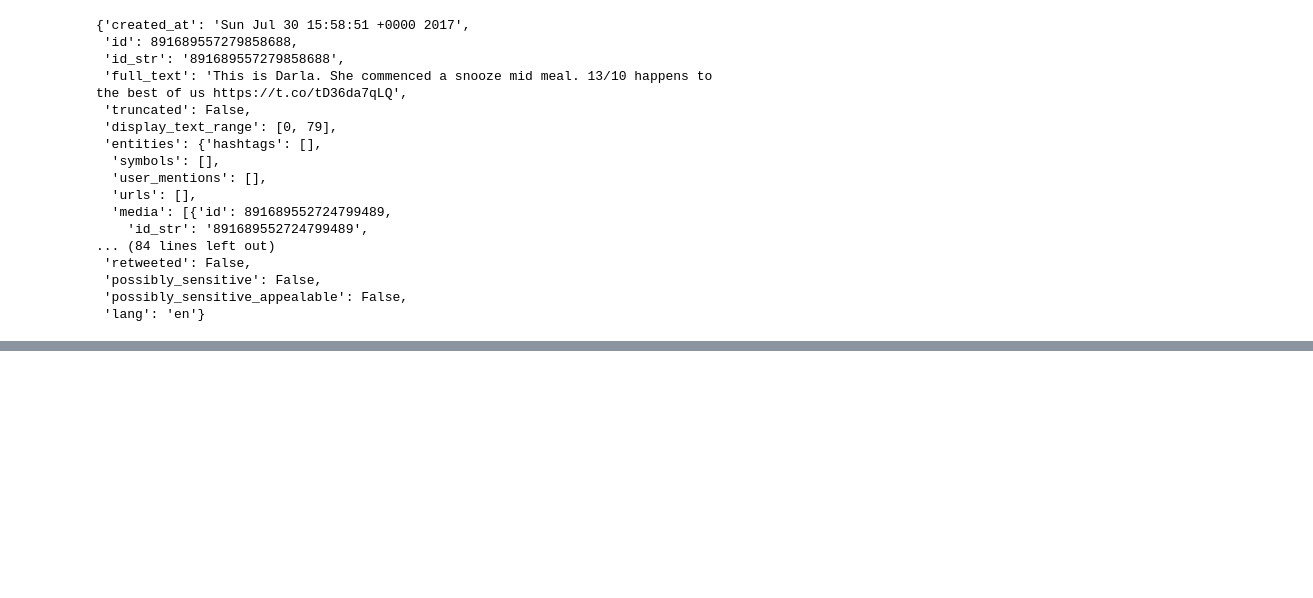
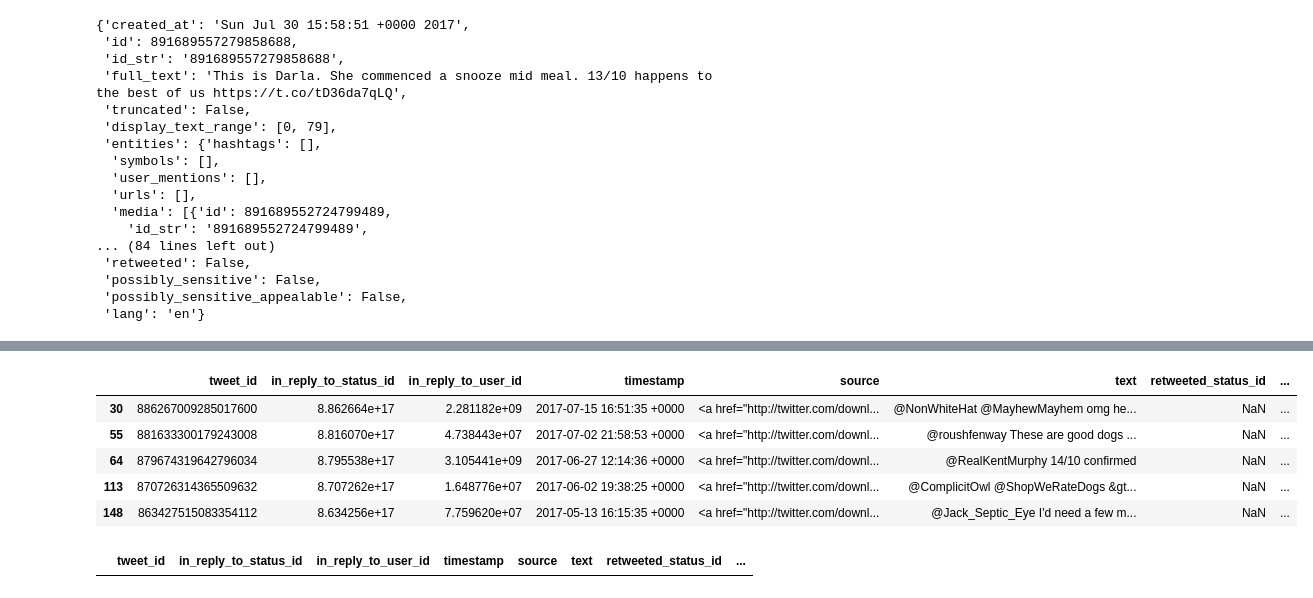
Before and after one commit to wessamalhallak/DataWrangling, a Jupyter notebook: wrangle_act.ipynb, the cells around one changed output, grey strips where cells are left out. Cells and saved outputs as stored; diff of their text form; code cells hidden in the pictures; blank space fills up the shorter version.

```diff
--- a/wrangle_act.ipynb
+++ b/wrangle_act.ipynb
@@ -271,0 +264,13 @@ df_api.head()
+# %%
+df_csv[df_csv.expanded_urls.isna()].head()
+# %% [output]
+|  | tweet_id | in_reply_to_status_id | in_reply_to_user_id | timestamp | source | text | retweeted_status_id | ... |
+| 30 | 886267009285017600 | 8.862664e+17 | 2.281182e+09 | 2017-07-15 16:51:35 +0000 | <a href="http://twitter.com/downl... | @NonWhiteHat @MayhewMayhem omg he... | NaN | ... |
+| 55 | 881633300179243008 | 8.816070e+17 | 4.738443e+07 | 2017-07-02 21:58:53 +0000 | <a href="http://twitter.com/downl... | @roushfenway These are good dogs ... | NaN | ... |
+| 64 | 879674319642796034 | 8.795538e+17 | 3.105441e+09 | 2017-06-27 12:14:36 +0000 | <a href="http://twitter.com/downl... | @RealKentMurphy 14/10 confirmed | NaN | ... |
+| 113 | 870726314365509632 | 8.707262e+17 | 1.648776e+07 | 2017-06-02 19:38:25 +0000 | <a href="http://twitter.com/downl... | @ComplicitOwl @ShopWeRateDogs &gt... | NaN | ... |
+| 148 | 863427515083354112 | 8.634256e+17 | 7.759620e+07 | 2017-05-13 16:15:35 +0000 | <a href="http://twitter.com/downl... | @Jack_Septic_Eye I'd need a few m... | NaN | ... |
+# %%
+df_csv[df_csv.tweet_id.duplicated()]
+# %% [output]
+|  | tweet_id | in_reply_to_status_id | in_reply_to_user_id | timestamp | source | text | retweeted_status_id | ... |
```
Also changed, not shown: parts of 37 cells of this notebook, 1 other file.
